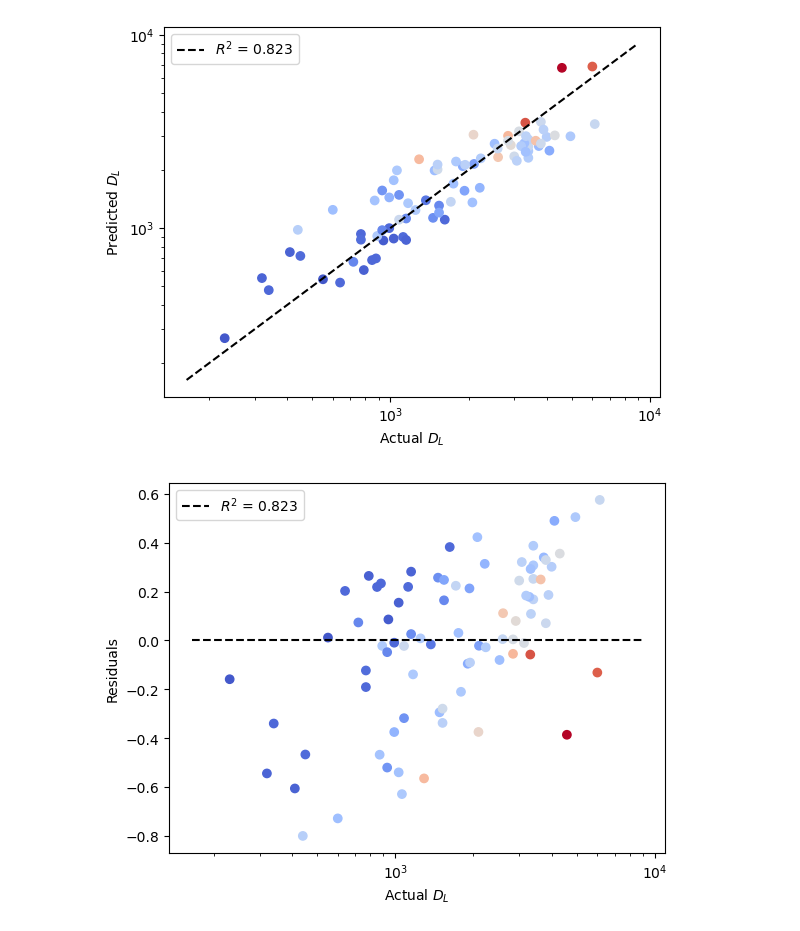
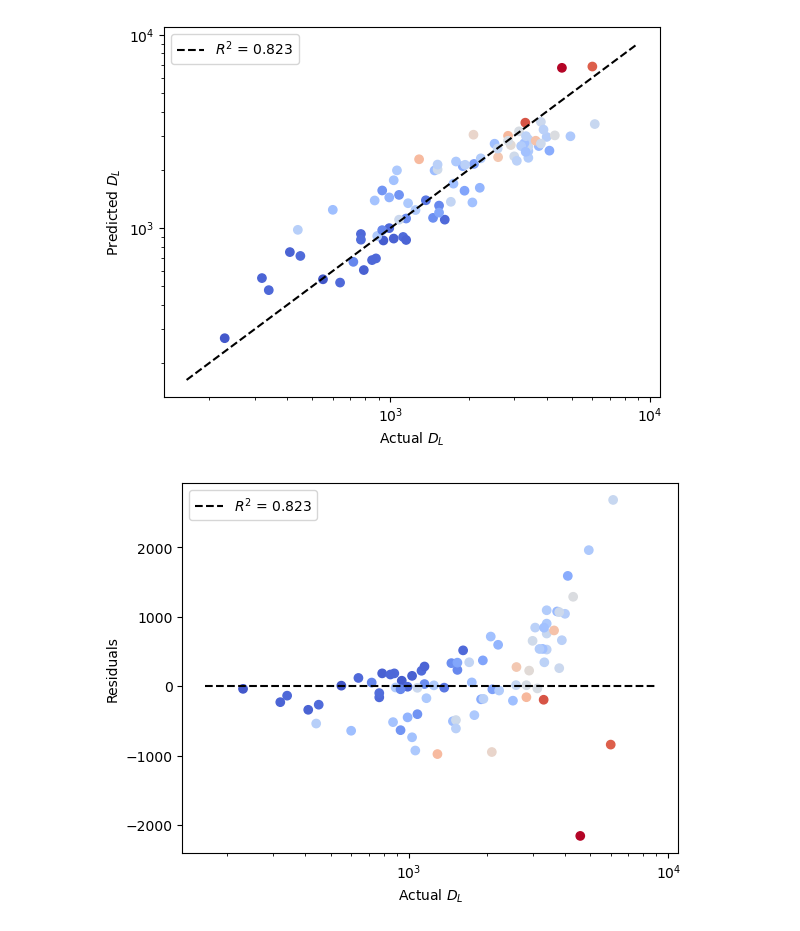
Before and after one commit to AndrewValentini/Gravitational-Waves-Research-23-24, a Jupyter notebook: Data Analysis/Graphs.ipynb, the cells around one changed output. Drawn from its saved outputs; the diff is of its cells as text; code cells hidden in the pictures.

Commit message:
graphs changes

```diff
--- a/Data Analysis/Graphs.ipynb
+++ b/Data Analysis/Graphs.ipynb
@@ -45,7 +45,7 @@ O4_colormap = plt.colormaps["coolwarm"] #LinearSegmentedColormap.from_list("O4cm
 
 fit_O3 = confident[(confident["group"] != "O1") & (confident["mass2"] > 2.16) & (confident["snr"] > 5) & (confident["luminosity_distance"] < 8000)]#[(O3_BBH["chirp_mass_source"] != 47.5)]#[(O3_BBH["total_mass"] < 130)]# & (O3_BBH["total_mass"] != 63.30)]
 sub_O3 = confident[(confident["group"] != "O1") & (confident["mass2"] > 2.16) & (confident["snr"] > 5) & (confident["luminosity_distance"] < 8000)]#[(O3_BBH["chirp_mass_source"] != 47.5)] #& (O3_BBH["chirp_mass_source"] != 7.49)]
-sub_O4 = O4_BBH[(O4_BBH["chirp_mass"] < 140) & (O4_BBH["snr"] < 35)]
+sub_O4 = O4_BBH[(O4_BBH["snr"] > 5)]# & (O4_BBH["chirp_mass"] < 140)]
 
 include_greater_then_tick = True
 
@@ -154,7 +154,7 @@ x_label = "Predicted $D_L$"
 y_label = "Actual $D_L$"
 # %%
 predicted_luminosity_distances = m_DL * np.log(plot_sub_O3[O3_mass_val]) - np.log(plot_sub_O3["network_matched_filter_snr"]) + b_DL
-residuals = np.log(plot_sub_O3["luminosity_distance"]) - predicted_luminosity_distances
+residuals = plot_sub_O3["luminosity_distance"] - np.e ** predicted_luminosity_distances
 x = np.e ** np.linspace(linspace_range[0], linspace_range[1], 2)
 # %%
 sc = plt.scatter(plot_sub_O3["luminosity_distance"], np.e ** predicted_luminosity_distances, c = plot_sub_O3[O3_mass_val], cmap=O3_colormap, vmin=O3_colormap_range[0], vmax=O3_colormap_range[1])
@@ -182,6 +182,7 @@ plt.show()
 # %%
 include_colorbar = True
 include_r2score = True
+include_errorbar = True
 
 title = None
 x_label = "Actual $D_L$"
@@ -189,34 +190,34 @@ y_label = "Residuals"
 # %%
 plt.plot(x,np.zeros(2), color = "black", linestyle="--", label="$R^2$ = {:.3f}".format(r2_score(np.log(plot_sub_O3["luminosity_distance"]), predicted_luminosity_distances)))
 plt.scatter(plot_sub_O3["luminosity_distance"], residuals, c = plot_sub_O3[O3_mass_val], cmap=O3_colormap, vmin=O3_colormap_range[0], vmax=O3_colormap_range[1], zorder=1)
 
 if include_errorbar:
     plt.errorbar(
         plot_sub_O3["luminosity_distance"],
         residuals,
-        yerr=np.array([np.log(abs(plot_sub_O3["luminosity_distance_lower"].to_numpy())), np.log(plot_sub_O3["luminosity_distance_upper"].to_numpy())]),
+        yerr=1/np.sqrt(np.array([abs(plot_sub_O3["luminosity_distance_lower"].to_numpy()), plot_sub_O3["luminosity_distance_upper"].to_numpy()])),
         fmt=".",
         ecolor='black',
         zorder=0
         )
 
 if include_colorbar:
     cbar = plt.colorbar(sc)
     cbar.ax.get_yaxis().labelpad = 20
     cbar.ax.set_ylabel(f"{mass_val_name} " + "($M_{\odot}$)", rotation=270)
 
 if include_r2score:
     plt.legend()
 
 if title is not None:
     plt.title(title)
 
 plt.ylabel(y_label)
 plt.xlabel(x_label)
 plt.xscale(scale)
 plt.show()
 # %% [output]
-[figure, old version]
+[figure, new version]
 # %%
 x_var = "luminosity_distance"
 
```
Also changed, not shown: parts of 8 cells of this notebook.
